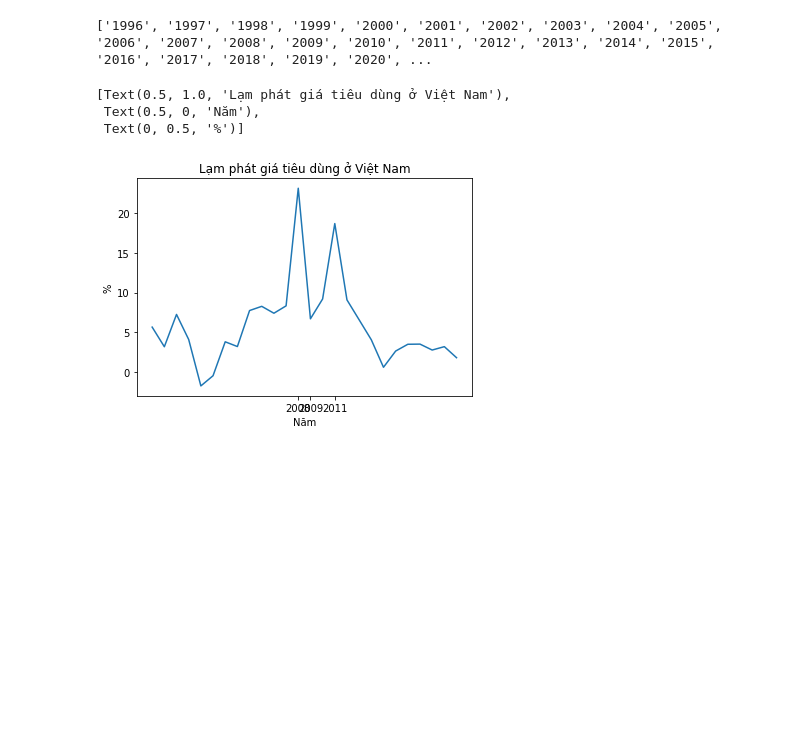
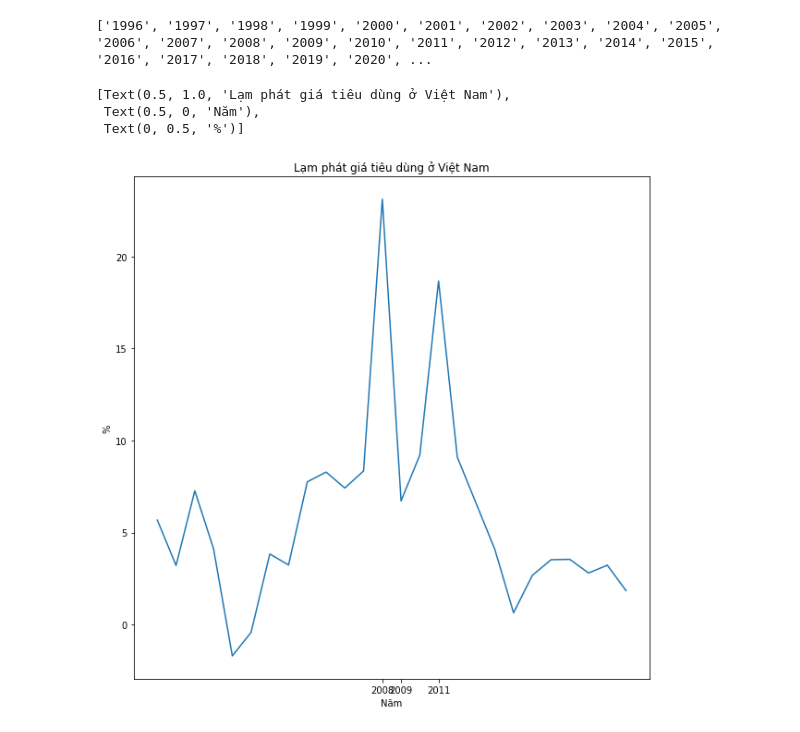
Before and after one commit to ToanLyHoa/Report-data-analysis, a Jupyter notebook: Report.ipynb, the cells around one changed output. Saved outputs shown, nothing was run; the diff lists cells and outputs as text; code cells hidden in the pictures; blank space fills up the shorter version.

```diff
--- a/Report.ipynb
+++ b/Report.ipynb
@@ -146,19 +146,21 @@ def find_max_min_local(series, threshold = 8):
 # %%
 from datetime import datetime, timedelta
 from matplotlib.dates import YearLocator, DateFormatter
 import matplotlib.ticker as ticker
 fig, ax = plt.subplots()
 ax.plot(list(data.index), list(data.values))
 
 # chỉ định trục x hiện như thế nào, cụ thể ta chỉ định những năm
 # có biến động lớn như cực đại và cực tiểu
 indices = find_max_min_local(data.tolist())
+fig.set_figwidth(10)
+fig.set_figheight(10)
 ax.set_xticks(indices)
 ax.set(title = 'Lạm phát giá tiêu dùng ở Việt Nam',
         xlabel = 'Năm',
         ylabel = '%')
 # %% [output]
 [Text(0.5, 1.0, 'Lạm phát giá tiêu dùng ở Việt Nam'),
  Text(0.5, 0, 'Năm'),
  Text(0, 0.5, '%')]
-[figure, old version]
+[figure, new version]
```
